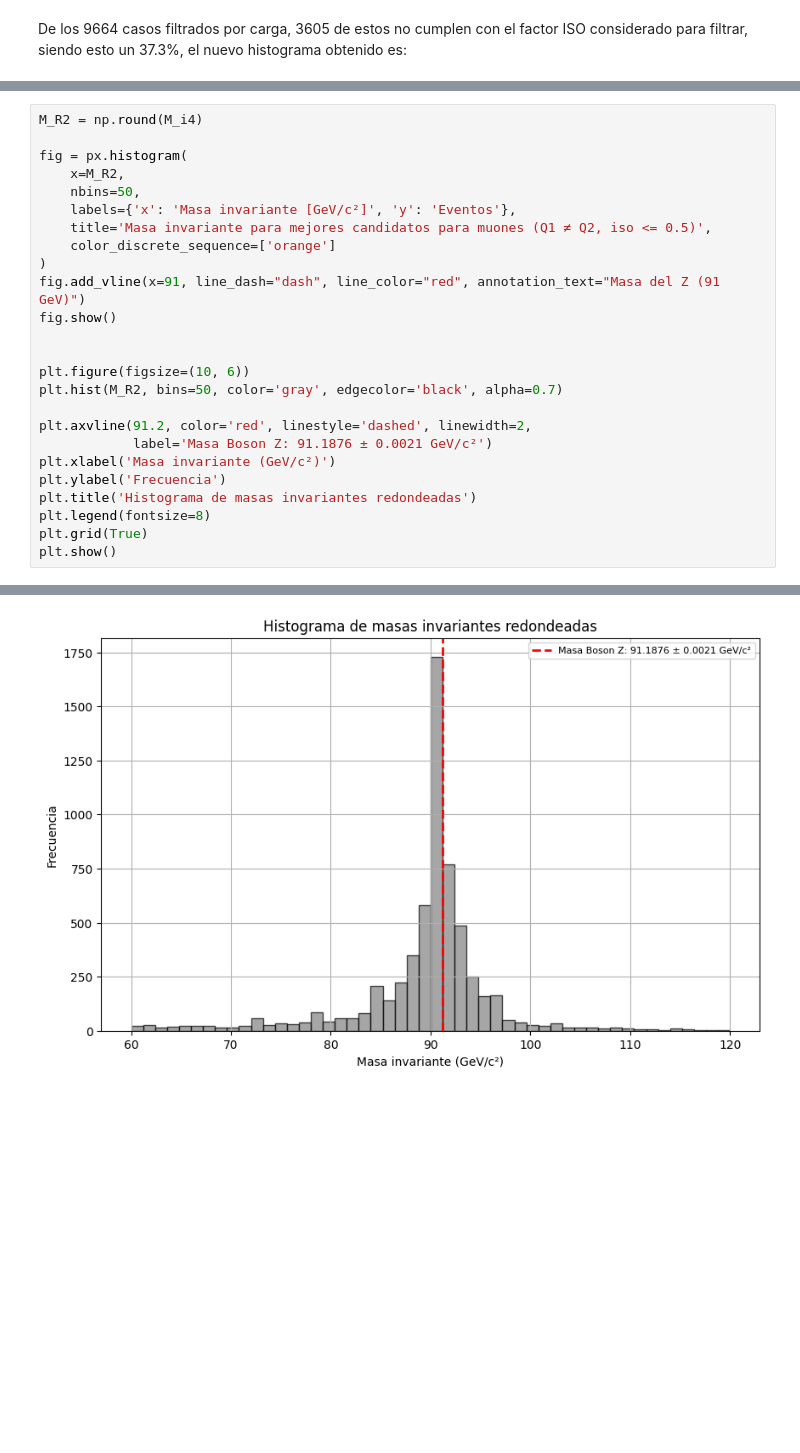
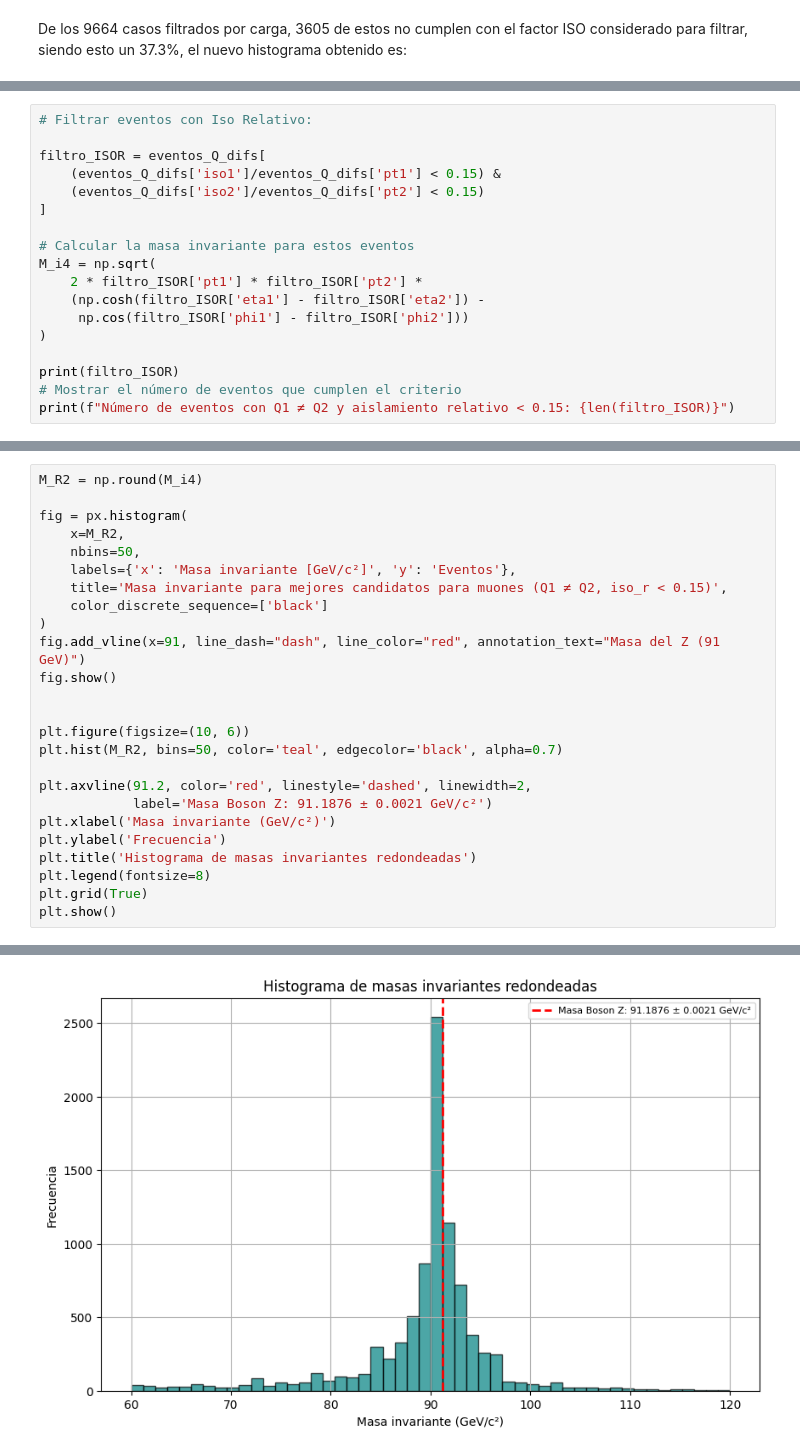
Before and after one commit to ProgramasParaFisicaDeParticulas/lecturadedatosabiertoscmszmumu-Zomeb0dy, a Jupyter notebook: Delfin2022_CMSOpenDataZtoMuMu.ipynb, the cells around one changed output, grey strips where cells are left out. Saved outputs shown, nothing was run; the diff lists cells and outputs as text; blank space fills up the shorter version.

```diff
--- a/Delfin2022_CMSOpenDataZtoMuMu.ipynb
+++ b/Delfin2022_CMSOpenDataZtoMuMu.ipynb
@@ -372,0 +521,18 @@ De los 9664 casos filtrados por carga, 3605 de estos no cumplen con el factor IS
+# %%
+# Filtrar eventos con Iso Relativo:
+
+filtro_ISOR = eventos_Q_difs[
+    (eventos_Q_difs['iso1']/eventos_Q_difs['pt1'] < 0.15) &
+    (eventos_Q_difs['iso2']/eventos_Q_difs['pt2'] < 0.15)
+]
+
+# Calcular la masa invariante para estos eventos
+M_i4 = np.sqrt(
+    2 * filtro_ISOR['pt1'] * filtro_ISOR['pt2'] *
+    (np.cosh(filtro_ISOR['eta1'] - filtro_ISOR['eta2']) -
+     np.cos(filtro_ISOR['phi1'] - filtro_ISOR['phi2']))
+)
+
+print(filtro_ISOR)
+# Mostrar el número de eventos que cumplen el criterio
+print(f"Número de eventos con Q1 ≠ Q2 y aislamiento relativo < 0.15: {len(filtro_ISOR)}")
@@ -373,28 +559,28 @@ De los 9664 casos filtrados por carga, 3605 de estos no cumplen con el factor IS
 # %%
 M_R2 = np.round(M_i4)
 
 fig = px.histogram(
     x=M_R2,
     nbins=50,
     labels={'x': 'Masa invariante [GeV/c²]', 'y': 'Eventos'},
-    title='Masa invariante para mejores candidatos para muones (Q1 ≠ Q2, iso <= 0.5)',
-    color_discrete_sequence=['orange']
+    title='Masa invariante para mejores candidatos para muones (Q1 ≠ Q2, iso_r < 0.15)',
+    color_discrete_sequence=['black']
 )
 fig.add_vline(x=91, line_dash="dash", line_color="red", annotation_text="Masa del Z (91 GeV)")
 fig.show()
 
 
 plt.figure(figsize=(10, 6))
-plt.hist(M_R2, bins=50, color='gray', edgecolor='black', alpha=0.7)
+plt.hist(M_R2, bins=50, color='teal', edgecolor='black', alpha=0.7)
 
 plt.axvline(91.2, color='red', linestyle='dashed', linewidth=2,
             label='Masa Boson Z: 91.1876 ± 0.0021 GeV/c²')
 plt.xlabel('Masa invariante (GeV/c²)')
 plt.ylabel('Frecuencia')
 plt.title('Histograma de masas invariantes redondeadas')
 plt.legend(fontsize=8)
 plt.grid(True)
 plt.show()
 # %% [output]
 [interactive output not drawn]
-[figure, old version]
+[figure, new version]
```
Also changed, not shown: parts of 41 cells of this notebook.
